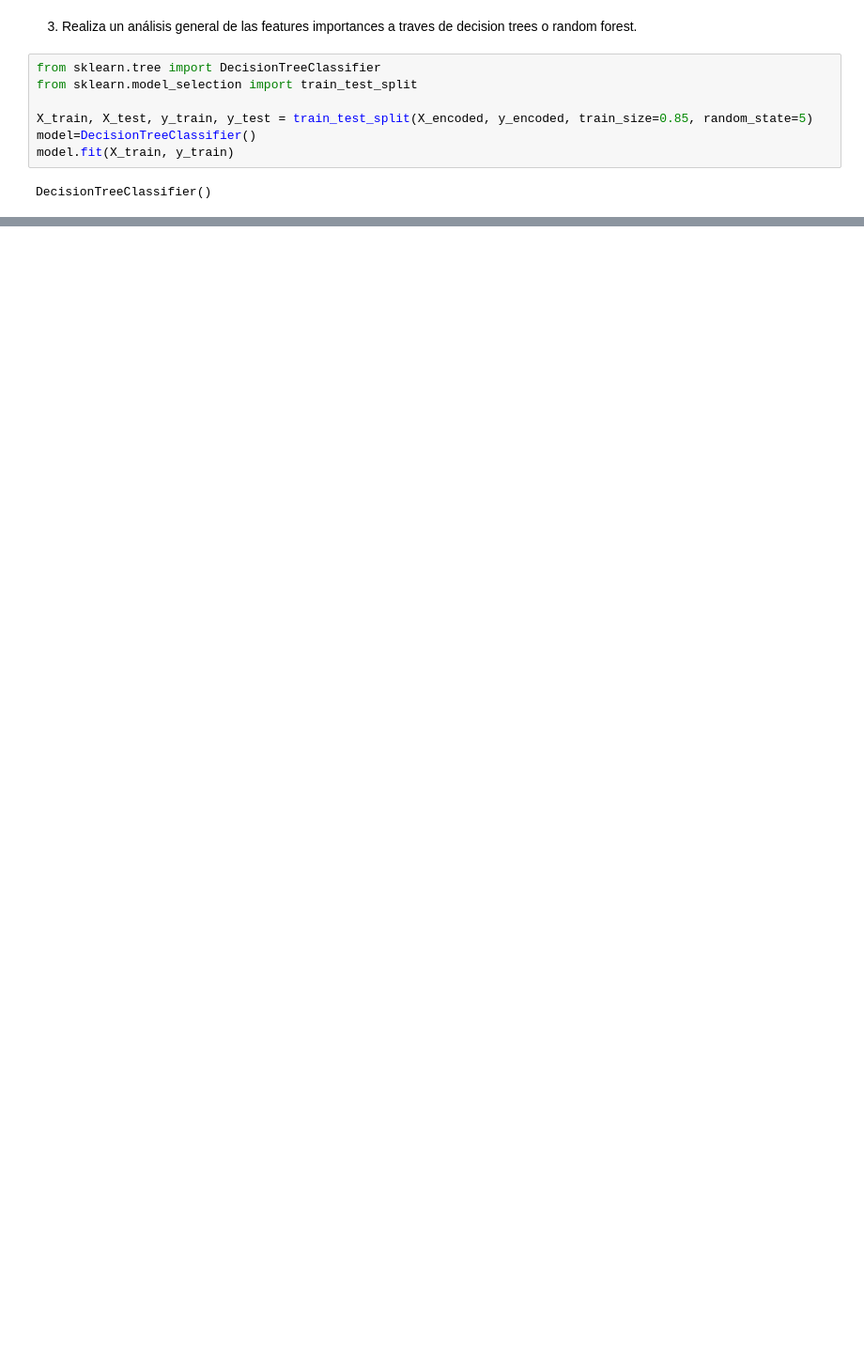
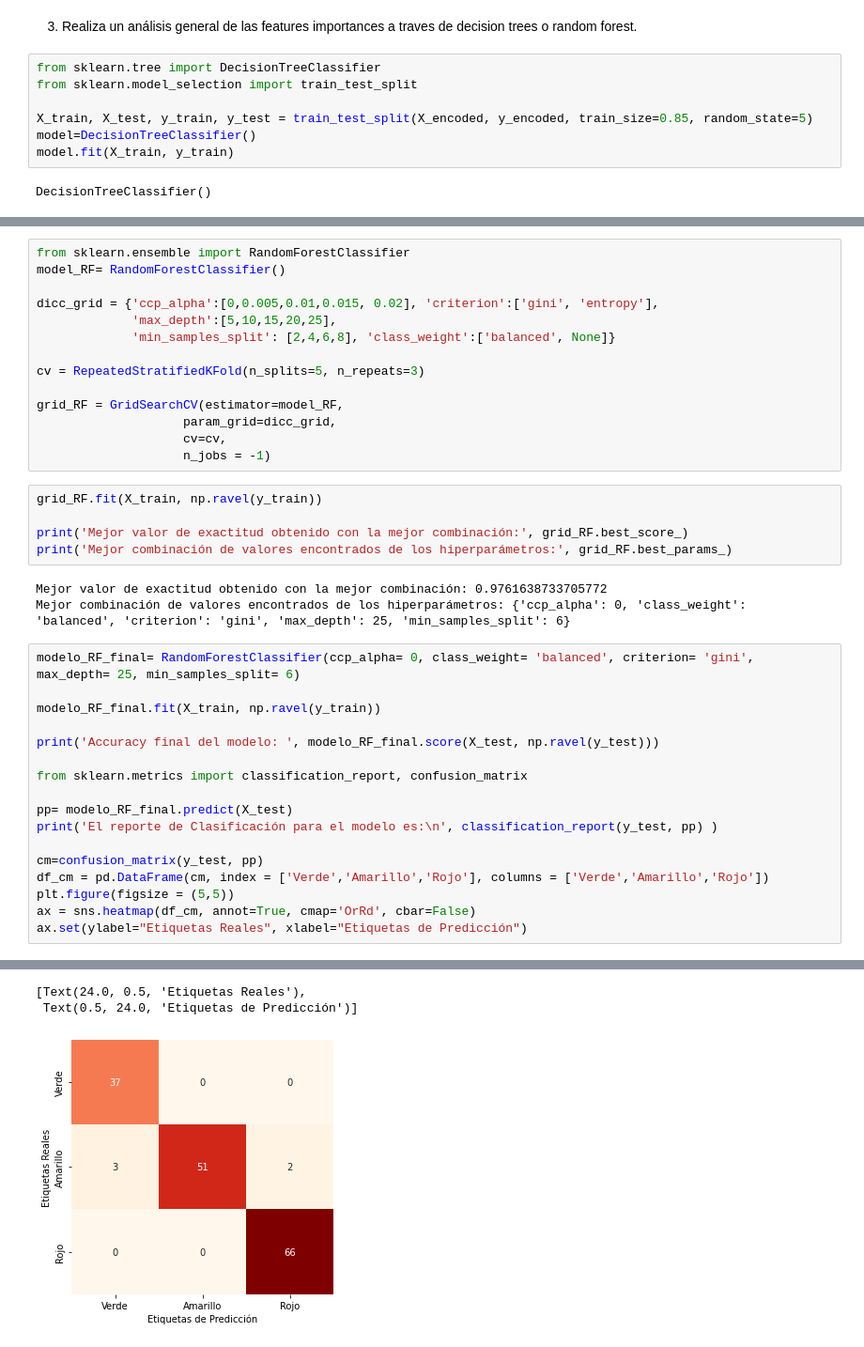
Before and after one commit to PosgradoMNA/actividades-del-projecto-team-1, a Jupyter notebook: Reto/Reto_Equipo2.ipynb, the cells around one changed output, grey strips where cells are left out. Shown at 94% size. Saved outputs shown, nothing was run; the diff lists cells and outputs as text; blank space fills up the shorter version.

```diff
--- a/Reto/Reto_Equipo2.ipynb
+++ b/Reto/Reto_Equipo2.ipynb
@@ -929,0 +1014,40 @@ array([0.0232712 , 0.03488747, 0.        , 0.21447352, 0.18299082,
+# %%
+from sklearn.ensemble import RandomForestClassifier
+model_RF= RandomForestClassifier()
+
+dicc_grid = {'ccp_alpha':[0,0.005,0.01,0.015, 0.02], 'criterion':['gini', 'entropy'],
+             'max_depth':[5,10,15,20,25],
+             'min_samples_split': [2,4,6,8], 'class_weight':['balanced', None]}
+
+cv = RepeatedStratifiedKFold(n_splits=5, n_repeats=3)
+
+grid_RF = GridSearchCV(estimator=model_RF,
+                    param_grid=dicc_grid,
+                    cv=cv,
+                    n_jobs = -1)
+# %%
+grid_RF.fit(X_train, np.ravel(y_train))
+
+print('Mejor valor de exactitud obtenido con la mejor combinación:', grid_RF.best_score_)
+print('Mejor combinación de valores encontrados de los hiperparámetros:', grid_RF.best_params_)
+# %% [output]
+Mejor valor de exactitud obtenido con la mejor combinación: 0.9761638733705772
+Mejor combinación de valores encontrados de los hiperparámetros: {'ccp_alpha': 0, 'class_weight': 'balanced', 'criterion': 'gini', 'max_depth': 25, 'min_samples_split': 6}
+# %%
+modelo_RF_final= RandomForestClassifier(ccp_alpha= 0, class_weight= 'balanced', criterion= 'gini', max_depth= 25, min_samples_split= 6)
+
+modelo_RF_final.fit(X_train, np.ravel(y_train))
+
+print('Accuracy final del modelo: ', modelo_RF_final.score(X_test, np.ravel(y_test)))
+
+from sklearn.metrics import classification_report, confusion_matrix
+
+pp= modelo_RF_final.predict(X_test)
+print('El reporte de Clasificación para el modelo es:\n', classification_report(y_test, pp) )
+
+cm=confusion_matrix(y_test, pp)
+df_cm = pd.DataFrame(cm, index = ['Verde','Amarillo','Rojo'], columns = ['Verde','Amarillo','Rojo'])
+plt.figure(figsize = (5,5))
+ax = sns.heatmap(df_cm, annot=True, cmap='OrRd', cbar=False)
+ax.set(ylabel="Etiquetas Reales", xlabel="Etiquetas de Predicción")
+# %% [output]
@@ -929,0 +1065,3 @@ array([0.0232712 , 0.03488747, 0.        , 0.21447352, 0.18299082,
+[Text(24.0, 0.5, 'Etiquetas Reales'),
+ Text(0.5, 24.0, 'Etiquetas de Predicción')]
+[figure, added]
```
Also changed, not shown: parts of 19 cells of this notebook.
